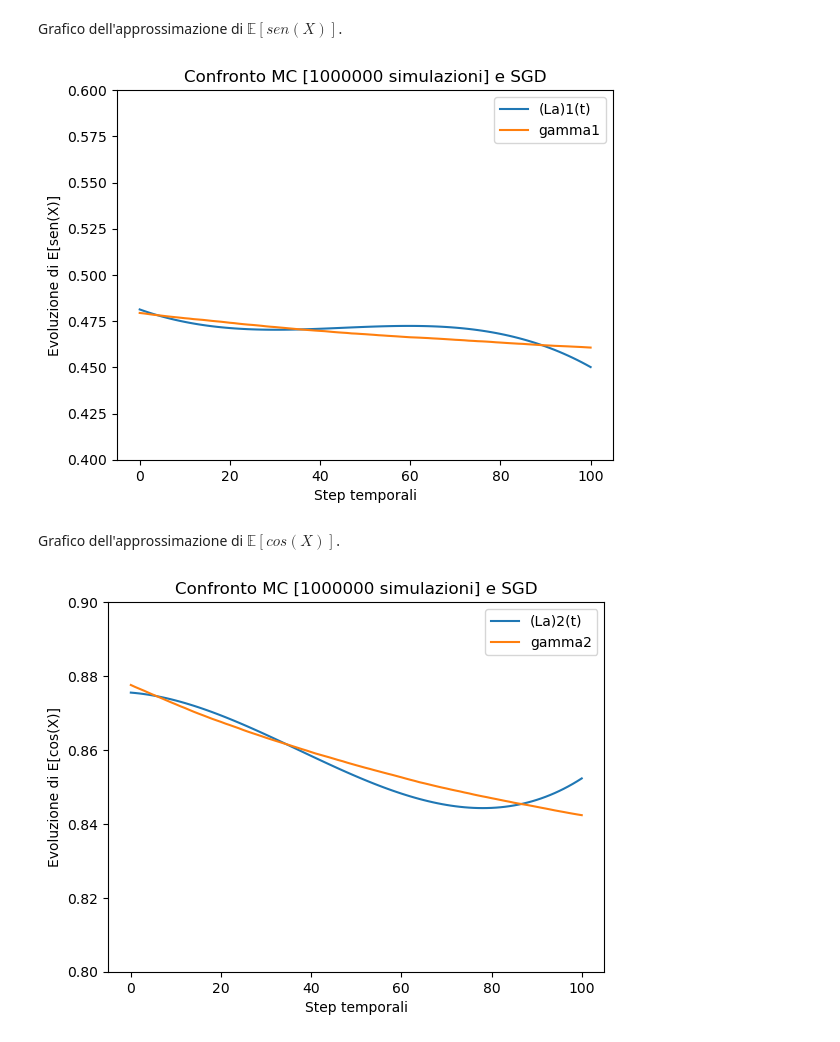
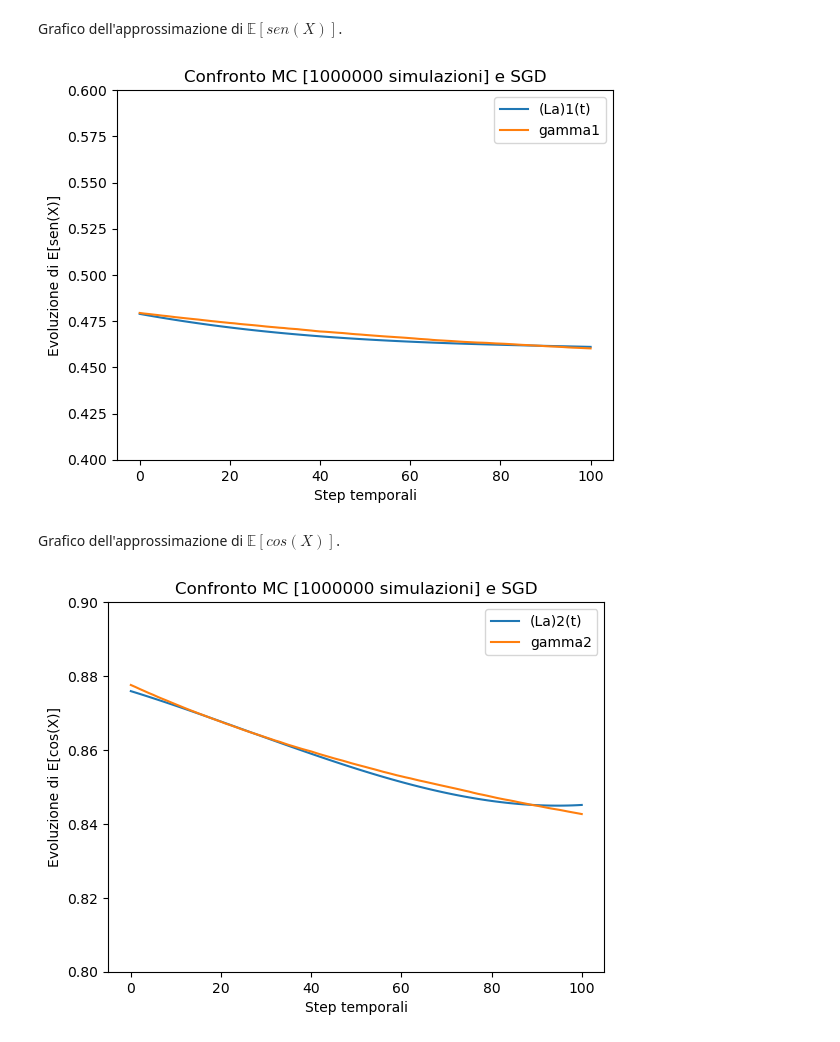
Before and after one commit to amatoandre/TESI, a Jupyter notebook: test_SGD.ipynb, the cells around one changed output. Saved outputs shown, nothing was run; the diff lists cells and outputs as text; code cells hidden in the pictures.

```diff
--- a/test_SGD.ipynb
+++ b/test_SGD.ipynb
@@ -297,23 +297,23 @@ plt.title("Confronto MC [" + str(M1) + " simulazioni] e SGD")
 plt.xlabel("Step temporali")
 plt.ylabel("Evoluzione di E[sen(X)]")
 plt.ylim(0.4, 0.6) # se non c'è il grafico è molto zoomato
-plt.plot(np.dot(A1[11], g), label='(La)1(t)')
+plt.plot(np.dot(A1[10], g), label='(La)1(t)')
 plt.plot(gamma1, label='gamma1')
 plt.legend()
 plt.show()
 # %% [output]
-[figure, old version]
+[figure, new version]
 # %% [markdown]
 Grafico dell'approssimazione di $\mathbb{E}[cos(X)]$.
 # %%
 fig = plt.figure()
 plt.title("Confronto MC [" + str(M1) + " simulazioni] e SGD")
 plt.xlabel("Step temporali")
 plt.ylabel("Evoluzione di E[cos(X)]")
 plt.ylim(0.8, 0.9) # se non c'è il grafico è molto zoomato
-plt.plot(np.dot(A2[11], g), label='(La)2(t)')
+plt.plot(np.dot(A2[10], g), label='(La)2(t)')
 plt.plot(gamma2, label='gamma2')
 plt.legend()
 plt.show()
 # %% [output]
-[figure, old version]
+[figure, new version]
```
